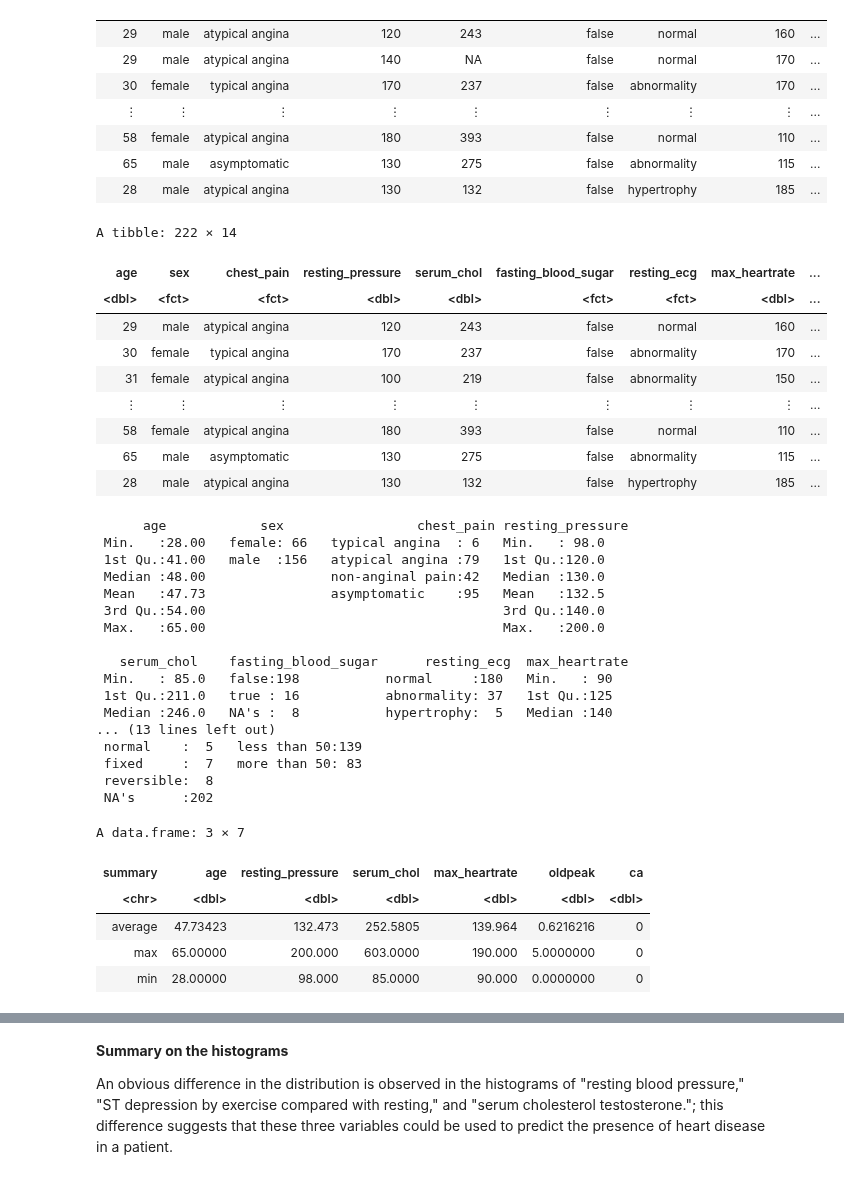
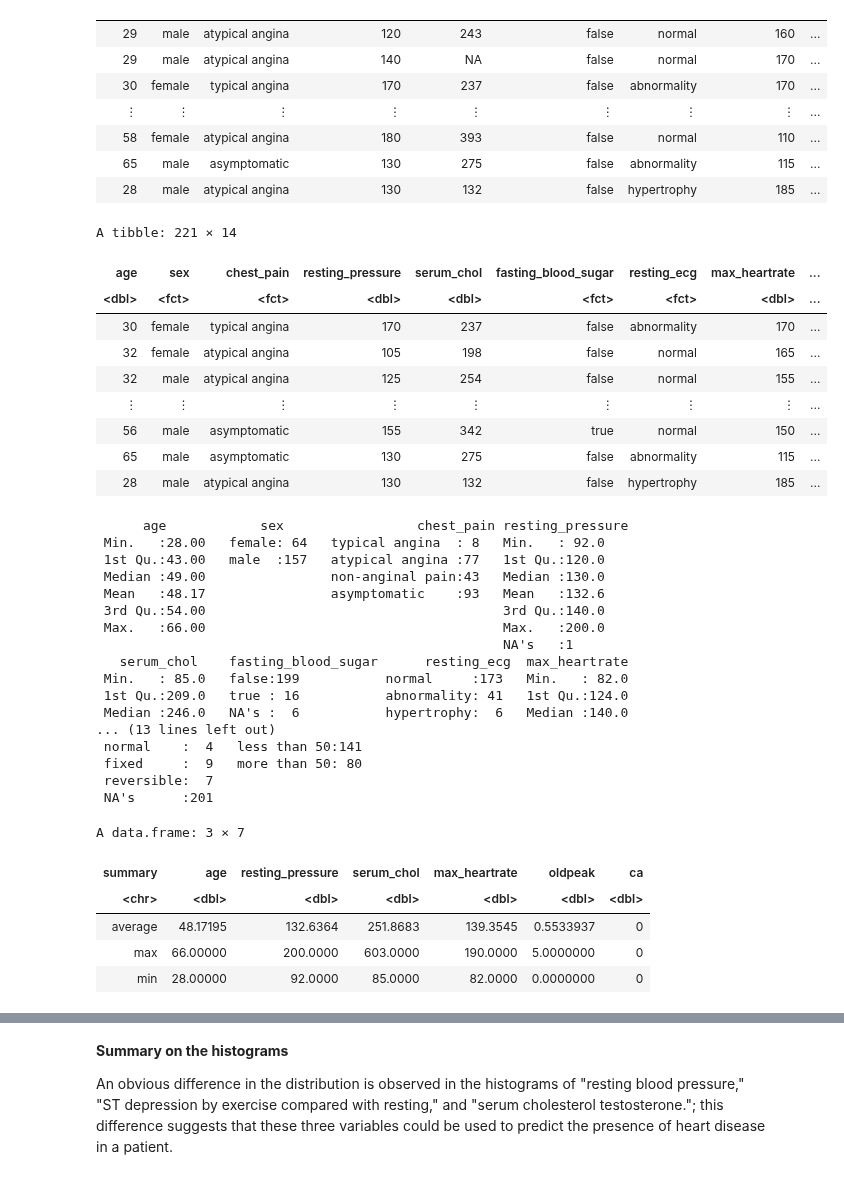
Before and after one commit to papercheesecake/DSCI100-group-project-18, a Jupyter notebook: proposal.ipynb, the cells around one changed output, grey strips where cells are left out. Drawn from its saved outputs; the diff is of its cells as text; code cells hidden in the pictures.

Commit message:
change strata to num

```diff
--- a/proposal.ipynb
+++ b/proposal.ipynb
@@ -167,19 +149,19 @@ set.seed(9999)
 # %%
 #Split the data into training set and test set
 
-heart_data_split <- initial_split(heart_data_fct, prop = 0.75, strata = chest_pain)
+heart_data_split <- initial_split(heart_data_fct, prop = 0.75, strata = num)
 training_heart_data <- training(heart_data_split)
 testing_heart_data <- testing(heart_data_split)
 training_heart_data
 # %% [output]
-A tibble: 222 × 14
+A tibble: 221 × 14
 | age | sex | chest_pain | resting_pressure | serum_chol | fasting_blood_sugar | resting_ecg | max_heartrate | ... |
 | <dbl> | <fct> | <fct> | <dbl> | <dbl> | <fct> | <fct> | <dbl> | ... |
-| 29 | male | atypical angina | 120 | 243 | false | normal | 160 | ... |
 | 30 | female | typical angina | 170 | 237 | false | abnormality | 170 | ... |
-| 31 | female | atypical angina | 100 | 219 | false | abnormality | 150 | ... |
+| 32 | female | atypical angina | 105 | 198 | false | normal | 165 | ... |
+| 32 | male | atypical angina | 125 | 254 | false | normal | 155 | ... |
 | ⋮ | ⋮ | ⋮ | ⋮ | ⋮ | ⋮ | ⋮ | ⋮ | ... |
-| 58 | female | atypical angina | 180 | 393 | false | normal | 110 | ... |
+| 56 | male | asymptomatic | 155 | 342 | true | normal | 150 | ... |
 | 65 | male | asymptomatic | 130 | 275 | false | abnormality | 115 | ... |
 | 28 | male | atypical angina | 130 | 132 | false | hypertrophy | 185 | ... |
 # %%
@@ -187,22 +169,22 @@ A tibble: 222 × 14
 summary(training_heart_data)
 # %% [output]
       age            sex                 chest_pain resting_pressure
- Min.   :28.00   female: 66   typical angina  : 6   Min.   : 98.0
- 1st Qu.:41.00   male  :156   atypical angina :79   1st Qu.:120.0
- Median :48.00                non-anginal pain:42   Median :130.0
- Mean   :47.73                asymptomatic    :95   Mean   :132.5
+ Min.   :28.00   female: 64   typical angina  : 8   Min.   : 92.0
+ 1st Qu.:43.00   male  :157   atypical angina :77   1st Qu.:120.0
+ Median :49.00                non-anginal pain:43   Median :130.0
+ Mean   :48.17                asymptomatic    :93   Mean   :132.6
  3rd Qu.:54.00                                      3rd Qu.:140.0
- Max.   :65.00                                      Max.   :200.0
-
+ Max.   :66.00                                      Max.   :200.0
+                                                    NA's   :1
    serum_chol    fasting_blood_sugar      resting_ecg  max_heartrate
- Min.   : 85.0   false:198           normal     :180   Min.   : 90
- 1st Qu.:211.0   true : 16           abnormality: 37   1st Qu.:125
- Median :246.0   NA's :  8           hypertrophy:  5   Median :140
+ Min.   : 85.0   false:199           normal     :173   Min.   : 82.0
+ 1st Qu.:209.0   true : 16           abnormality: 41   1st Qu.:124.0
+ Median :246.0   NA's :  6           hypertrophy:  6   Median :140.0
 ... (13 lines left out)
- normal    :  5   less than 50:139
- fixed     :  7   more than 50: 83
- reversible:  8
- NA's      :202
+ normal    :  4   less than 50:141
+ fixed     :  9   more than 50: 80
+ reversible:  7
+ NA's      :201
 # %%
 avg_training_heart_data <- training_heart_data %>%
                                  select(age, resting_pressure, serum_chol, max_heartrate, oldpeak, ca) %>%
@@ -228,9 +210,9 @@ table_dbl
 A data.frame: 3 × 7
 | summary | age | resting_pressure | serum_chol | max_heartrate | oldpeak | ca |
 | <chr> | <dbl> | <dbl> | <dbl> | <dbl> | <dbl> | <dbl> |
-| average | 47.73423 | 132.473 | 252.5805 | 139.964 | 0.6216216 | 0 |
-| max | 65.00000 | 200.000 | 603.0000 | 190.000 | 5.0000000 | 0 |
-| min | 28.00000 | 98.000 | 85.0000 | 90.000 | 0.0000000 | 0 |
+| average | 48.17195 | 132.6364 | 251.8683 | 139.3545 | 0.5533937 | 0 |
+| max | 66.00000 | 200.0000 | 603.0000 | 190.0000 | 5.0000000 | 0 |
+| min | 28.00000 | 92.0000 | 85.0000 | 82.0000 | 0.0000000 | 0 |
 # %%
 #Summarize number of observations of each categorical variable
 
```
Also changed, not shown: parts of 6 cells of this notebook.
